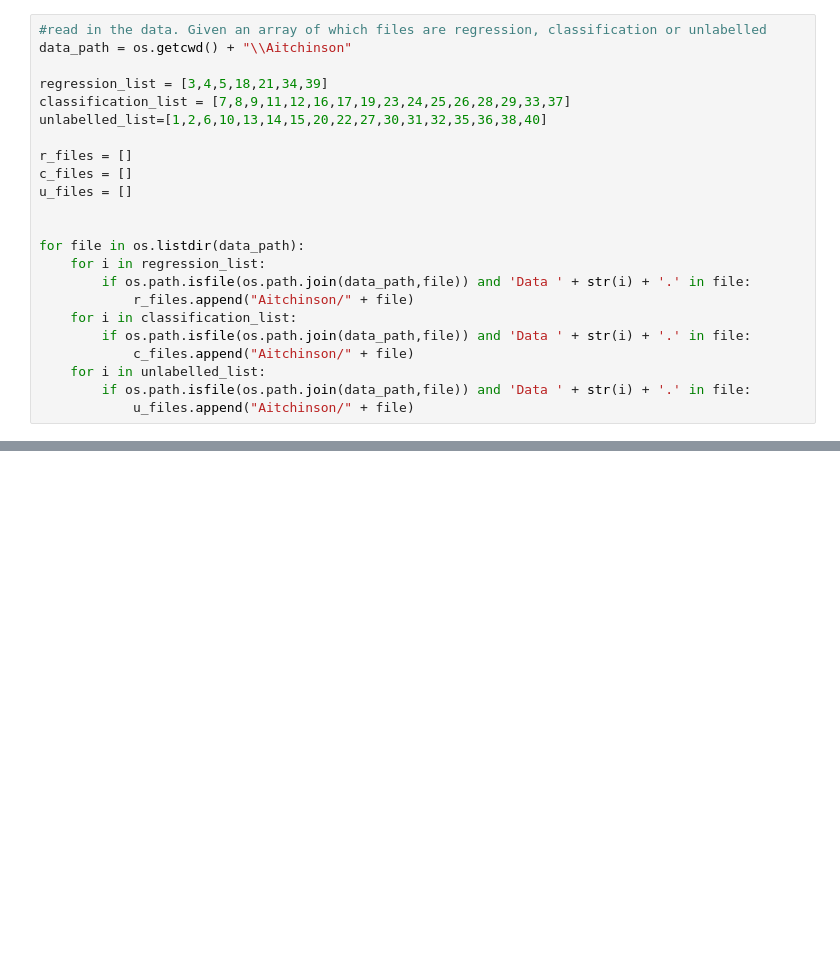
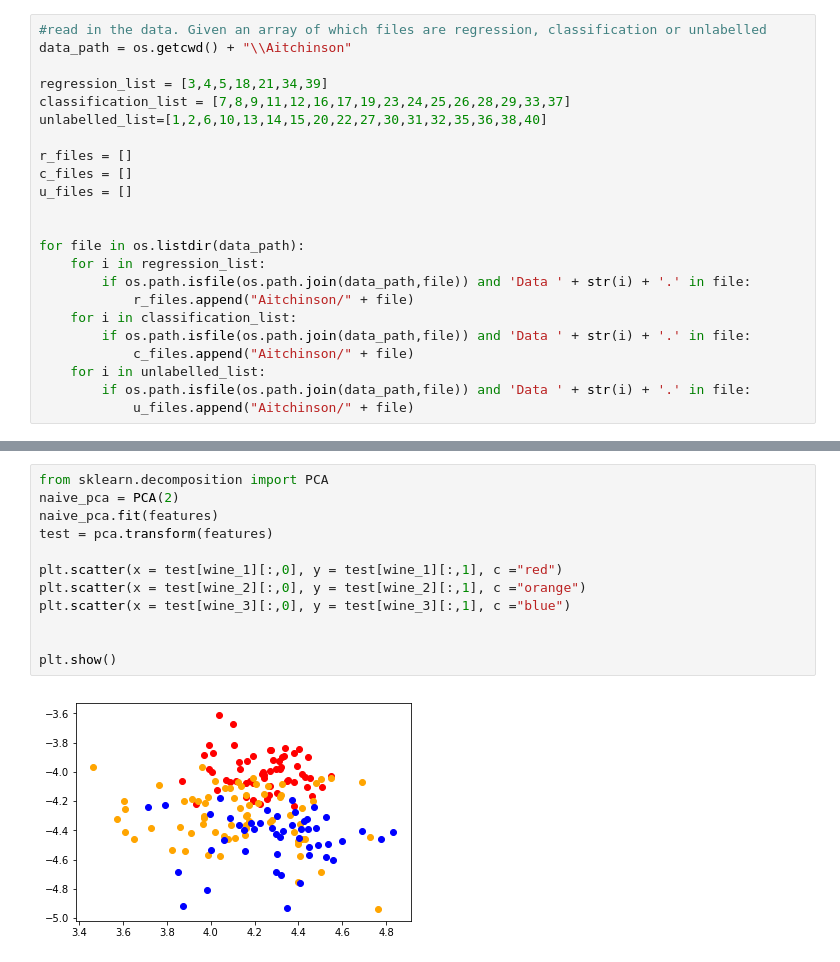
Before and after one commit to sean-lamont/honours, a Jupyter notebook: Code/coda-pca-orig/coda/codes/CoDA-PCA-Regression-Test-Bee-Data.ipynb, the cells around one changed output, grey strips where cells are left out. Drawn from its saved outputs; the diff is of its cells as text; blank space fills up the shorter version.

```diff
--- a/Code/coda-pca-orig/coda/codes/CoDA-PCA-Regression-Test-Bee-Data.ipynb
+++ b/Code/coda-pca-orig/coda/codes/CoDA-PCA-Regression-Test-Bee-Data.ipynb
@@ -273,0 +398,14 @@ plt.show()
+# %%
+from sklearn.decomposition import PCA
+naive_pca = PCA(2)
+naive_pca.fit(features)
+test = pca.transform(features)
+
+plt.scatter(x = test[wine_1][:,0], y = test[wine_1][:,1], c ="red")
+plt.scatter(x = test[wine_2][:,0], y = test[wine_2][:,1], c ="orange")
+plt.scatter(x = test[wine_3][:,0], y = test[wine_3][:,1], c ="blue")
+
+
+plt.show()
+# %% [output]
+[figure, added]
```
Also changed, not shown: parts of 9 cells of this notebook.
